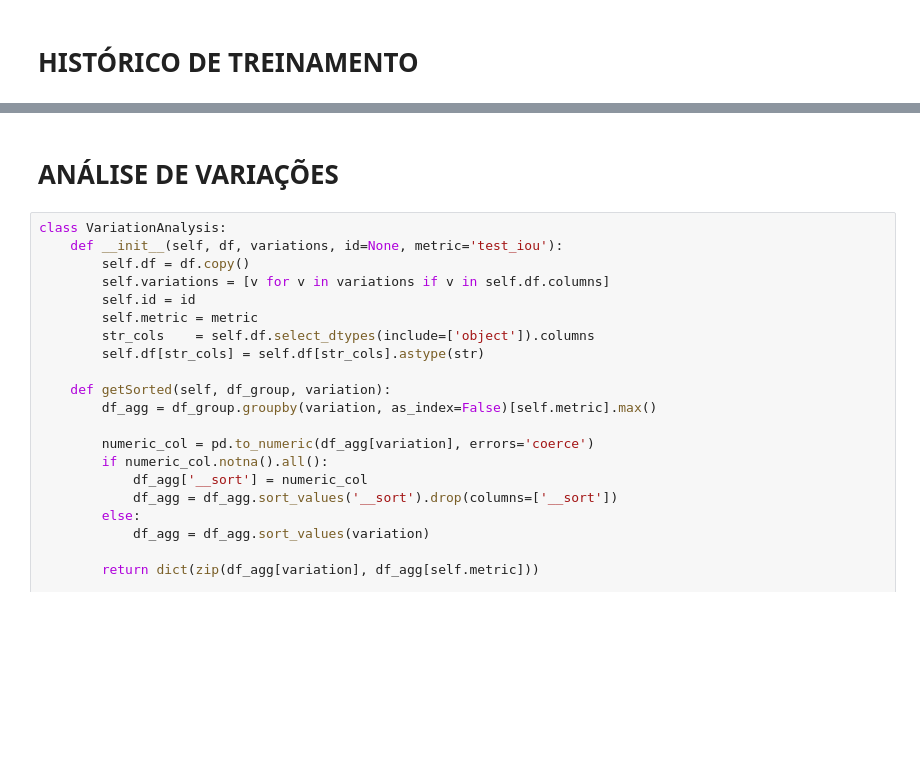
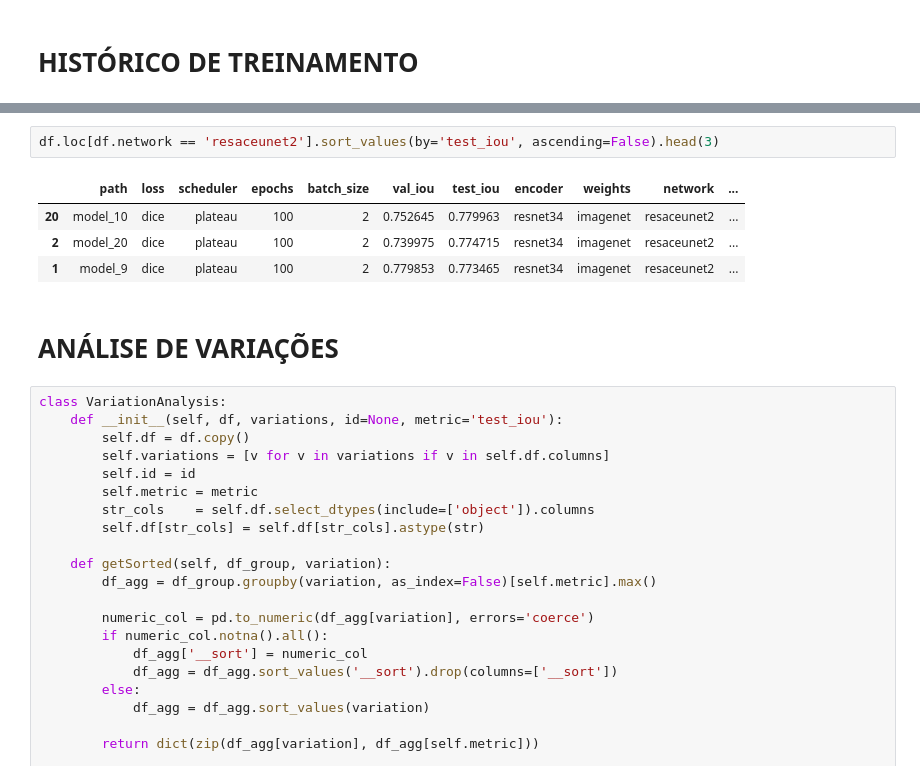
Before and after one commit to KlaussMarchi/Falhas, a Jupyter notebook: Model/PostProc.ipynb, the cells around one changed output, grey strips where cells are left out. Saved outputs shown, nothing was run; the diff lists cells and outputs as text; blank space fills up the shorter version.

```diff
--- a/Model/PostProc.ipynb
+++ b/Model/PostProc.ipynb
@@ -74,3 +81,10 @@ df.head(2)
+# %%
+df.loc[df.network == 'resaceunet2'].sort_values(by='test_iou', ascending=False).head(3)
+# %% [output]
+|  | path | loss | scheduler | epochs | batch_size | val_iou | test_iou | encoder | weights | network | ... |
+| 20 | model_10 | dice | plateau | 100 | 2 | 0.752645 | 0.779963 | resnet34 | imagenet | resaceunet2 | ... |
+| 2 | model_20 | dice | plateau | 100 | 2 | 0.739975 | 0.774715 | resnet34 | imagenet | resaceunet2 | ... |
+| 1 | model_9 | dice | plateau | 100 | 2 | 0.779853 | 0.773465 | resnet34 | imagenet | resaceunet2 | ... |
 # %% [markdown]
 # ANÁLISE DE VARIAÇÕES
 # %%
```
Also changed, not shown: parts of 5 cells of this notebook, 6 other files.
